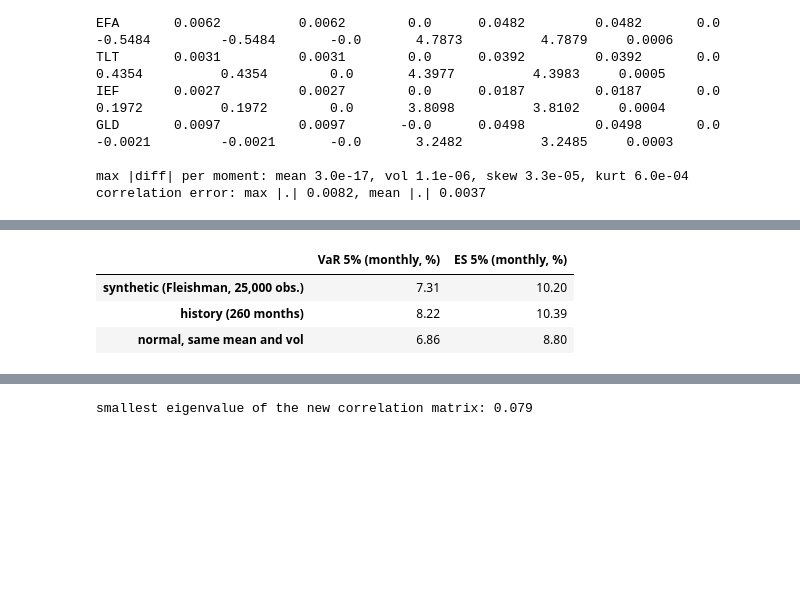
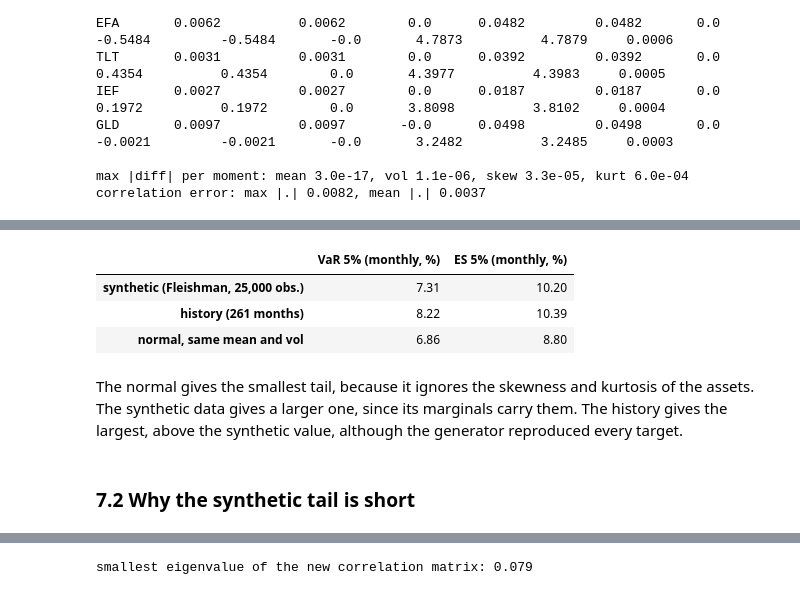
Before and after one commit to mamadouyamar/CVineMarketGen, a Jupyter notebook: examples/01_matching_moments_and_correlations.ipynb, the cells around one changed output, grey strips where cells are left out. Cells and saved outputs as stored; diff of their text form; code cells hidden in the pictures; blank space fills up the shorter version.

```diff
--- a/examples/01_matching_moments_and_correlations.ipynb
+++ b/examples/01_matching_moments_and_correlations.ipynb
@@ -259,14 +342,22 @@ cell finds out why.
 # %%
 w = pd.Series({"SPY": 1 / 3, "IWM": 1 / 3, "EFA": 1 / 3}).reindex(X.columns).fillna(0.0)    # global equity, equal weights
 def var_es(r, alpha=0.05):
     q = np.quantile(r, alpha); return -q, -r[r <= q].mean()
 rp_sim, rp_hist = S @ w, X @ w
 mu_p, sd_p = rp_hist.mean(), rp_hist.std()
-rows = {"synthetic (Fleishman, 25,000 obs.)": var_es(rp_sim.values), "history (260 months)": var_es(rp_hist.values),
+rows = {"synthetic (Fleishman, 25,000 obs.)": var_es(rp_sim.values), "history (261 months)": var_es(rp_hist.values),
         "normal, same mean and vol": (-(mu_p + sd_p * stats.norm.ppf(0.05)), -(mu_p - sd_p * stats.norm.pdf(stats.norm.ppf(0.05)) / 0.05))}
 pd.DataFrame(rows, index=["VaR 5% (monthly, %)", "ES 5% (monthly, %)"]).T.mul(100).round(2)
 # %% [output]
 |  | VaR 5% (monthly, %) | ES 5% (monthly, %) |
 | synthetic (Fleishman, 25,000 obs.) | 7.31 | 10.20 |
-| history (260 months) | 8.22 | 10.39 |
+| history (261 months) | 8.22 | 10.39 |
 | normal, same mean and vol | 6.86 | 8.80 |
+# %% [markdown]
+The normal gives the smallest tail, because it ignores the skewness and
+kurtosis of the assets. The synthetic data gives a larger one, since its
+marginals carry them. The history gives the largest, above the synthetic
+value, although the generator reproduced every target.
+# %% [markdown]
+<a id="s7-2"></a>
+### 7.2 Why the synthetic tail is short
```
Also changed, not shown: parts of 65 cells of this notebook, 1 other file.
